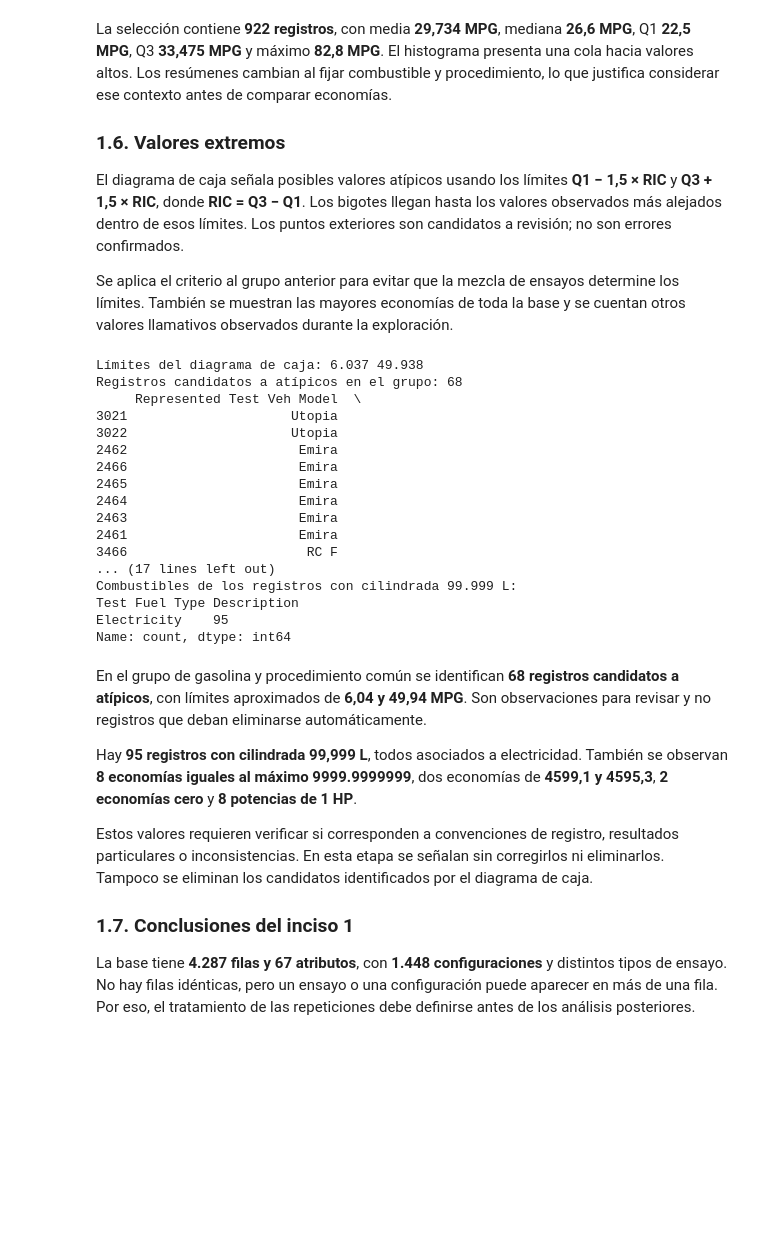
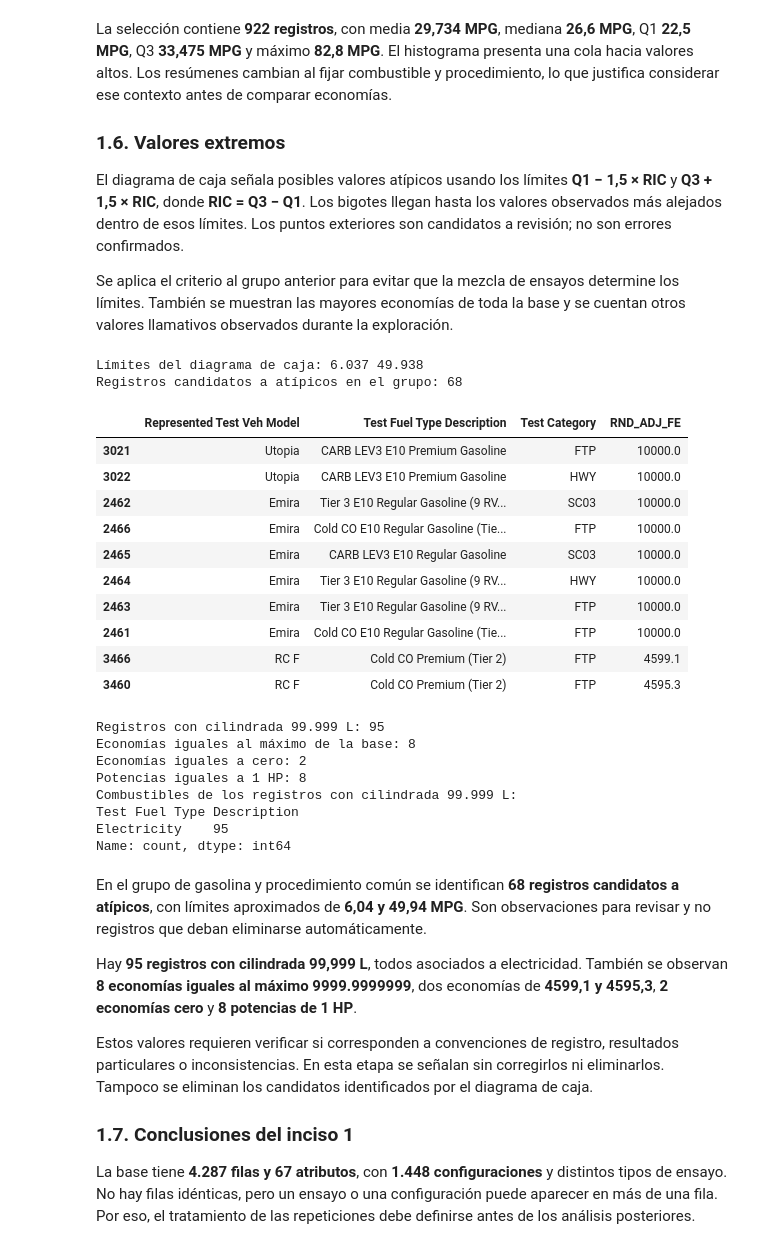
Before and after one commit to rodrigo1git/TPE-Fundamentos-de-Ciencia-de-Datos, a Jupyter notebook: TPE.ipynb, the cells around one changed output. Saved outputs shown, nothing was run; the diff lists cells and outputs as text; code cells hidden in the pictures; blank space fills up the shorter version.

```diff
--- a/TPE.ipynb
+++ b/TPE.ipynb
@@ -268,42 +304,46 @@ Se aplica el criterio al grupo anterior para evitar que la mezcla de ensayos det
 # %%
 q1 = economia.quantile(0.25)
 q3 = economia.quantile(0.75)
 ric = q3 - q1
 limite_inferior = q1 - 1.5 * ric
 limite_superior = q3 + 1.5 * ric
 atipicos = economia[(economia < limite_inferior) | (economia > limite_superior)]
 print('Límites del diagrama de caja:', round(limite_inferior, 3), round(limite_superior, 3))
 print('Registros candidatos a atípicos en el grupo:', len(atipicos))
 
 columnas_revision = ['Represented Test Veh Model', 'Test Fuel Type Description',
                      'Test Category', 'RND_ADJ_FE']
-print(datos.sort_values(by='RND_ADJ_FE', ascending=False)[columnas_revision].head(10))
+display(datos.sort_values(by='RND_ADJ_FE', ascending=False)[columnas_revision].head(10))
 
 print('Registros con cilindrada 99.999 L:', (datos['Test Veh Displacement (L)'] == 99.999).sum())
 print('Economías iguales al máximo de la base:', (datos['RND_ADJ_FE'] == datos['RND_ADJ_FE'].max()).sum())
 print('Economías iguales a cero:', (datos['RND_ADJ_FE'] == 0).sum())
 print('Potencias iguales a 1 HP:', (datos['Rated Horsepower'] == 1).sum())
 print('Combustibles de los registros con cilindrada 99.999 L:')
 print(datos.loc[datos['Test Veh Displacement (L)'] == 99.999,
                  'Test Fuel Type Description'].value_counts())
 # %% [output]
 Límites del diagrama de caja: 6.037 49.938
 Registros candidatos a atípicos en el grupo: 68
-     Represented Test Veh Model  \
-3021                     Utopia
-3022                     Utopia
-2462                      Emira
-2466                      Emira
-2465                      Emira
-2464                      Emira
-2463                      Emira
-2461                      Emira
-3466                       RC F
-... (17 lines left out)
-Combustibles de los registros con cilindrada 99.999 L:
-Test Fuel Type Description
-Electricity    95
-Name: count, dtype: int64
+|  | Represented Test Veh Model | Test Fuel Type Description | Test Category | RND_ADJ_FE |
+| 3021 | Utopia | CARB LEV3 E10 Premium Gasoline | FTP | 10000.0 |
+| 3022 | Utopia | CARB LEV3 E10 Premium Gasoline | HWY | 10000.0 |
+| 2462 | Emira | Tier 3 E10 Regular Gasoline (9 RV... | SC03 | 10000.0 |
+| 2466 | Emira | Cold CO E10 Regular Gasoline (Tie... | FTP | 10000.0 |
+| 2465 | Emira | CARB LEV3 E10 Regular Gasoline | SC03 | 10000.0 |
+| 2464 | Emira | Tier 3 E10 Regular Gasoline (9 RV... | HWY | 10000.0 |
+| 2463 | Emira | Tier 3 E10 Regular Gasoline (9 RV... | FTP | 10000.0 |
+| 2461 | Emira | Cold CO E10 Regular Gasoline (Tie... | FTP | 10000.0 |
+| 3466 | RC F | Cold CO Premium (Tier 2) | FTP | 4599.1 |
+| 3460 | RC F | Cold CO Premium (Tier 2) | FTP | 4595.3 |
+Registros con cilindrada 99.999 L: 95
+Economías iguales al máximo de la base: 8
+Economías iguales a cero: 2
+Potencias iguales a 1 HP: 8
+Combustibles de los registros con cilindrada 99.999 L:
+Test Fuel Type Description
+Electricity    95
+Name: count, dtype: int64
 # %% [markdown]
 En el grupo de gasolina y procedimiento común se identifican **68 registros candidatos a atípicos**, con límites aproximados de **6,04 y 49,94 MPG**. Son observaciones para revisar y no registros que deban eliminarse automáticamente.
 
```
Also changed, not shown: parts of 7 cells of this notebook.
